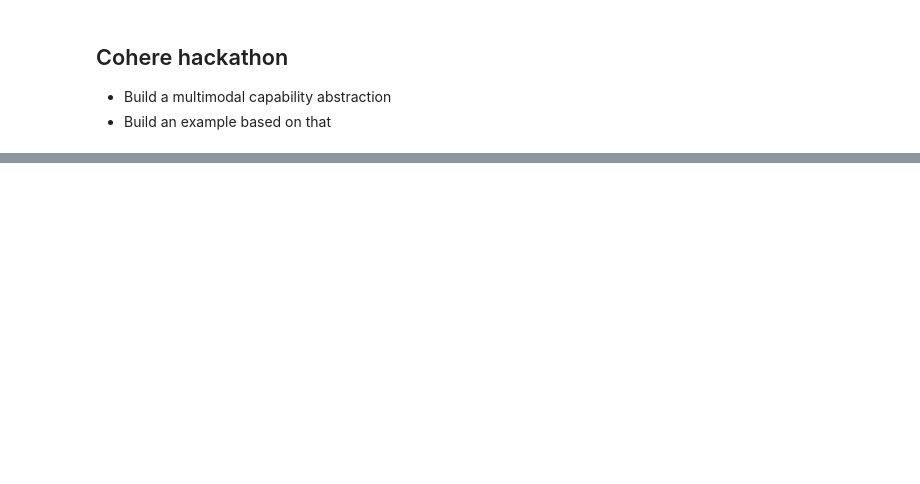
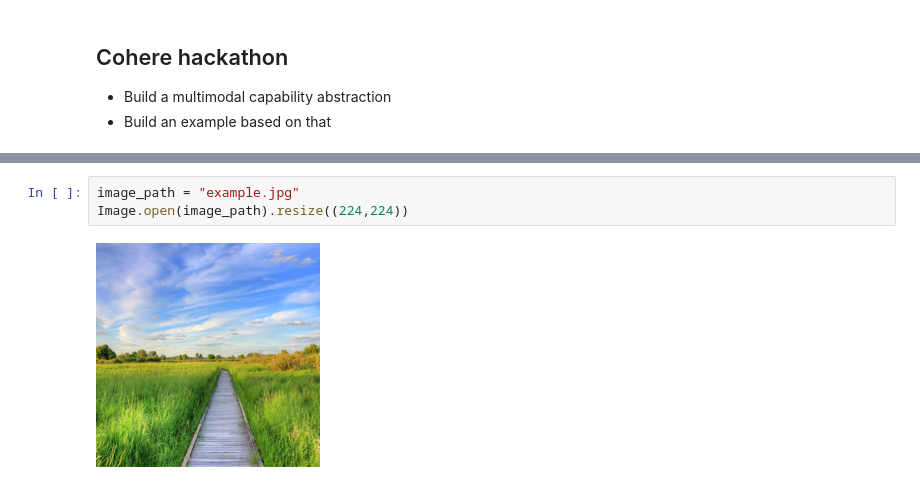
Before and after one commit to aniketmaurya/agents, a Jupyter notebook: examples/cohere.ipynb, the cells around one changed output, grey strips where cells are left out. Saved outputs shown, nothing was run; the diff lists cells and outputs as text; blank space fills up the shorter version.

```diff
--- a/examples/cohere.ipynb
+++ b/examples/cohere.ipynb
@@ -58 +24,6 @@ millibars. So, overall, it's a pleasant evening in London with comfortable tempe
+# %%
+image_path = "example.jpg"
+Image.open(image_path).resize((224,224))
+# %% [output]
+[figure, added]
 # %%
```
Also changed, not shown: parts of 12 cells of this notebook, 8 other files.
